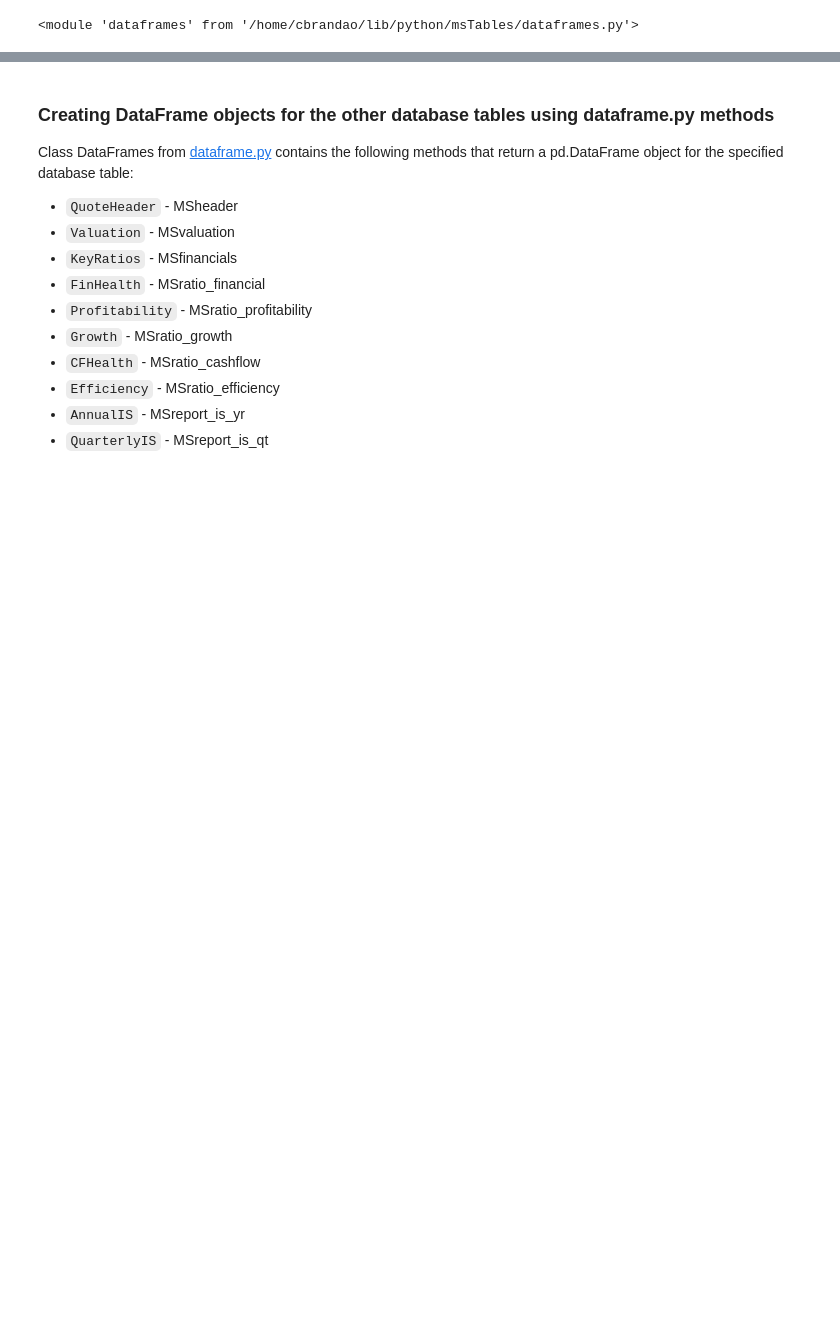
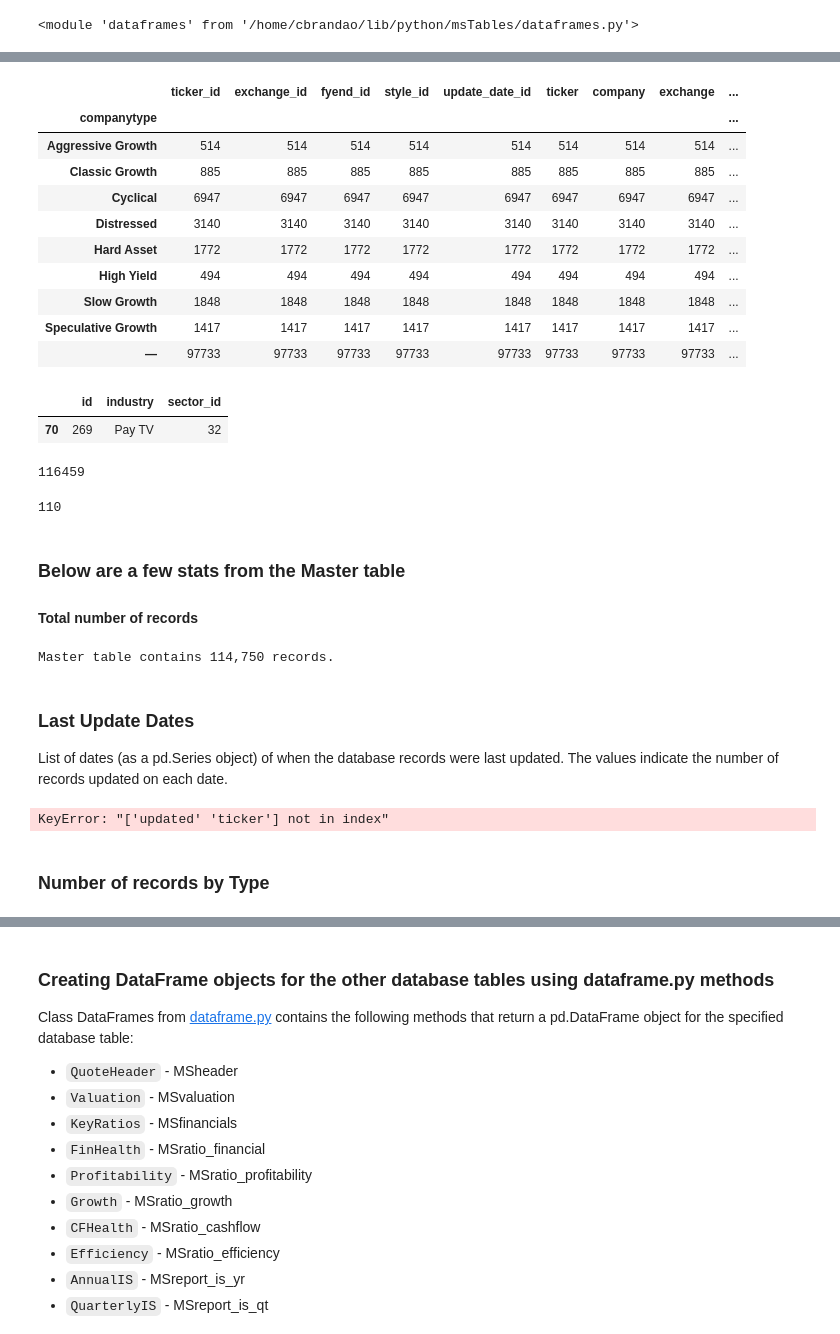
Before and after one commit to caiobran/mstables, a Jupyter notebook: data_overview.ipynb, the cells around one changed output, grey strips where cells are left out. Saved outputs shown, nothing was run; the diff lists cells and outputs as text; code cells hidden in the pictures; blank space fills up the shorter version.

```diff
--- a/data_overview.ipynb
+++ b/data_overview.ipynb
@@ -26,5 +26,5 @@ reload(dataframes)
 # %%
-db_file_name = 'mstables' # Change the file name here as needed
+db_file_name = 'mstables2' # Change the file name here as needed
 df = dataframes.DataFrames('db/{}.sqlite'.format(db_file_name))
 # %% [output]
 Creating intial DataFrames ...
@@ -55,0 +46,12 @@ df_mtr.head()
+# %%
+df_master = (df.master
+ .merge(df.tickers, left_on='ticker_id', right_on='id').drop(['id'], axis=1)
+ .merge(df.companies, left_on='company_id', right_on='id').drop(['id', 'company_id'], axis=1)
+ .merge(df.exchanges, left_on='exchange_id', right_on='id').drop(['id'], axis=1)
+ .merge(df.industries, left_on='industry_id', right_on='id').drop(['id', 'industry_id'], axis=1)
+ .merge(df.sectors, left_on='sector_id', right_on='id').drop(['id', 'sector_id'], axis=1)
+ .merge(df.countries, left_on='country_id', right_on='id').drop(['id', 'country_id'], axis=1)
+ .merge(df.securitytypes, left_on='security_type_id', right_on='id').drop(['id', 'security_type_id'], axis=1)
+ #.merge(df.companytypes, left_on='companytype_id', right_on='id').drop(['id', 'companytype_id'], axis=1)
+)
+df_master.head()
@@ -55,0 +65,45 @@ df_mtr.head()
+# %%
+df_master.groupby(by='companytype').count()
+# %% [output]
+|  | ticker_id | exchange_id | fyend_id | style_id | update_date_id | ticker | company | exchange | ... |
+| companytype |  |  |  |  |  |  |  |  | ... |
+| Aggressive Growth | 514 | 514 | 514 | 514 | 514 | 514 | 514 | 514 | ... |
+| Classic Growth | 885 | 885 | 885 | 885 | 885 | 885 | 885 | 885 | ... |
+| Cyclical | 6947 | 6947 | 6947 | 6947 | 6947 | 6947 | 6947 | 6947 | ... |
+| Distressed | 3140 | 3140 | 3140 | 3140 | 3140 | 3140 | 3140 | 3140 | ... |
+| Hard Asset | 1772 | 1772 | 1772 | 1772 | 1772 | 1772 | 1772 | 1772 | ... |
+| High Yield | 494 | 494 | 494 | 494 | 494 | 494 | 494 | 494 | ... |
+| Slow Growth | 1848 | 1848 | 1848 | 1848 | 1848 | 1848 | 1848 | 1848 | ... |
+| Speculative Growth | 1417 | 1417 | 1417 | 1417 | 1417 | 1417 | 1417 | 1417 | ... |
+| — | 97733 | 97733 | 97733 | 97733 | 97733 | 97733 | 97733 | 97733 | ... |
+# %%
+df.industries[df.industries['industry'] == 'Pay TV']
+# %% [output]
+|  | id | industry | sector_id |
+| 70 | 269 | Pay TV | 32 |
+# %%
+len(df.master0)
+# %% [output]
+116459
+# %%
+len(df.master0[df.master0['industry_id'] == 269])
+# %% [output]
+110
+# %% [markdown]
+### Below are a few stats from the Master table
+#### Total number of records
+# %%
+print('Master table contains {:,.0f} records.'.format(len(df_mtr)))
+# %% [output]
+Master table contains 114,750 records.
+# %% [markdown]
+### Last Update Dates
+List of dates (as a pd.Series object) of when the database records were last updated. The values indicate the number of records updated on each date.
+# %%
+((df_master[['updated', 'ticker']].groupby(by='updated').count().sort_values(by='ticker', ascending=False)
+ .rename(columns={'ticker':'ticker_count'}))['ticker_count'].rename_axis('Last Update')
+ .sort_index(ascending = False).rename('Record_Count'))
+# %% [output]
+KeyError: "['updated' 'ticker'] not in index"
+# %% [markdown]
+### Number of records by Type
```
Also changed, not shown: parts of 28 cells of this notebook, 5 other files.
